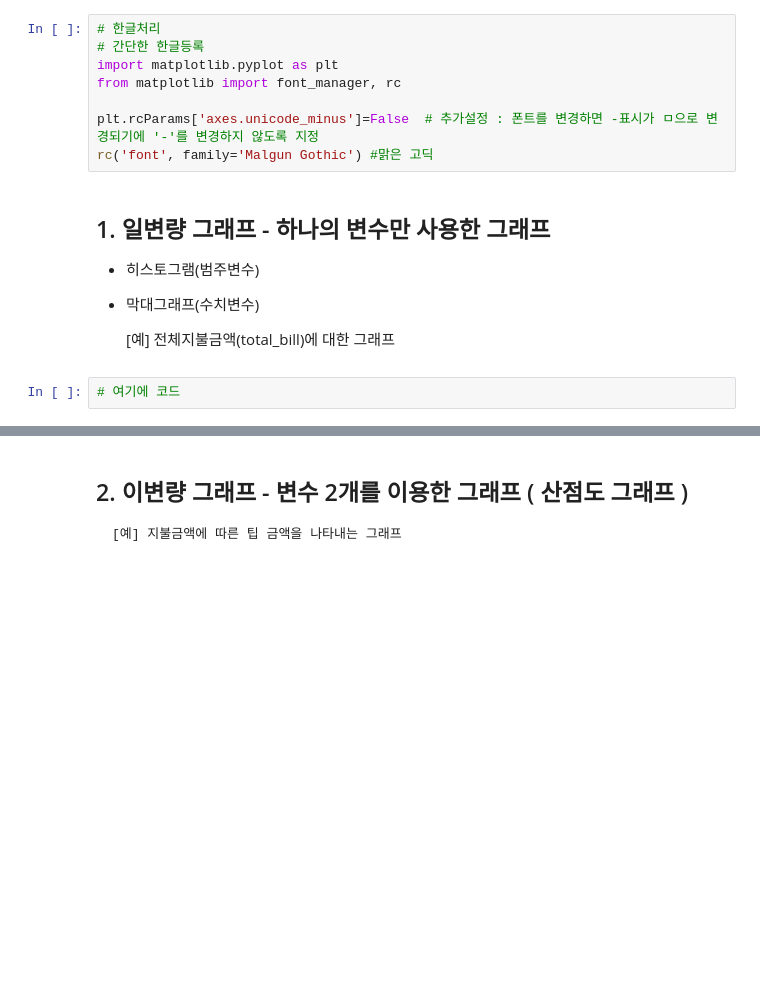
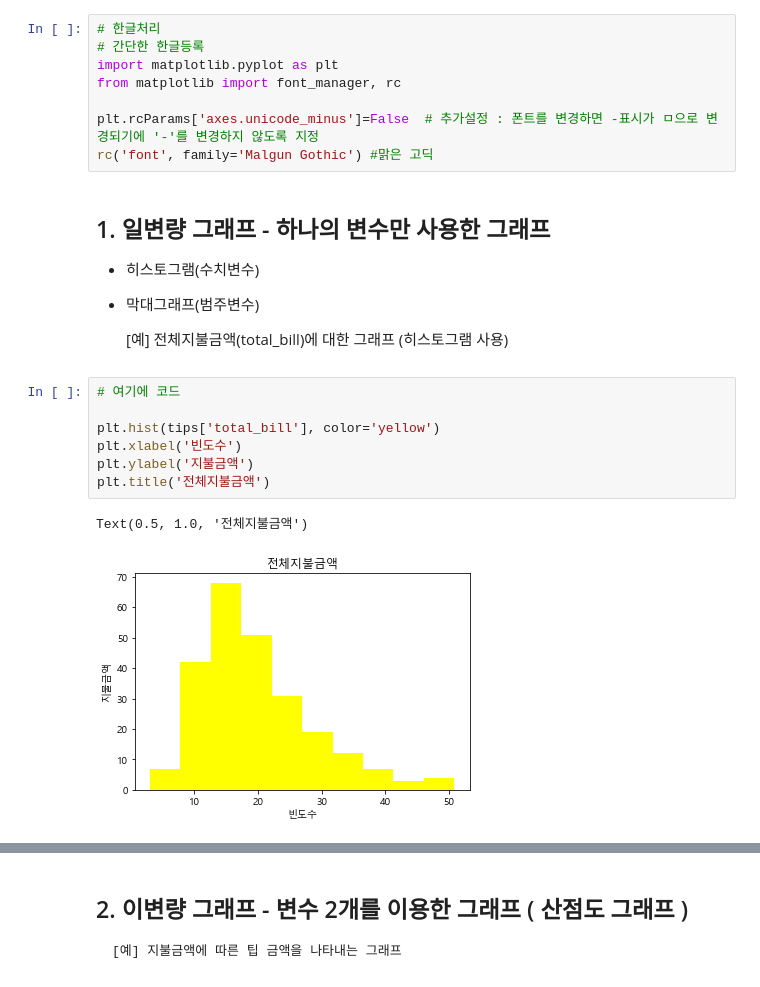
Before and after one commit to 201411096/kosmo_PythonBasic, a Jupyter notebook: eAnalysis/03_matplotlib_class/Ex05_그래프종류.ipynb, the cells around one changed output, grey strips where cells are left out. Cells and saved outputs as stored; diff of their text form; blank space fills up the shorter version.

```diff
--- a/eAnalysis/03_matplotlib_class/Ex05_그래프종류.ipynb
+++ b/eAnalysis/03_matplotlib_class/Ex05_그래프종류.ipynb
@@ -22,10 +22,18 @@ rc('font', family='Malgun Gothic') #맑은 고딕
 # %% [markdown]
 ## 1. 일변량 그래프 - 하나의 변수만 사용한 그래프
 
-- 히스토그램(범주변수)
+- 히스토그램(수치변수)
 
-- 막대그래프(수치변수)
+- 막대그래프(범주변수)
 
-  [예] 전체지불금액(total_bill)에 대한 그래프
+  [예] 전체지불금액(total_bill)에 대한 그래프 (히스토그램 사용)
-# %%
-# 여기에 코드
+# %%
+# 여기에 코드
+
+plt.hist(tips['total_bill'], color='yellow')
+plt.xlabel('빈도수')
+plt.ylabel('지불금액')
+plt.title('전체지불금액')
+# %% [output]
+Text(0.5, 1.0, '전체지불금액')
+[figure, added]
```
Also changed, not shown: parts of 7 cells of this notebook, 3 other files.
